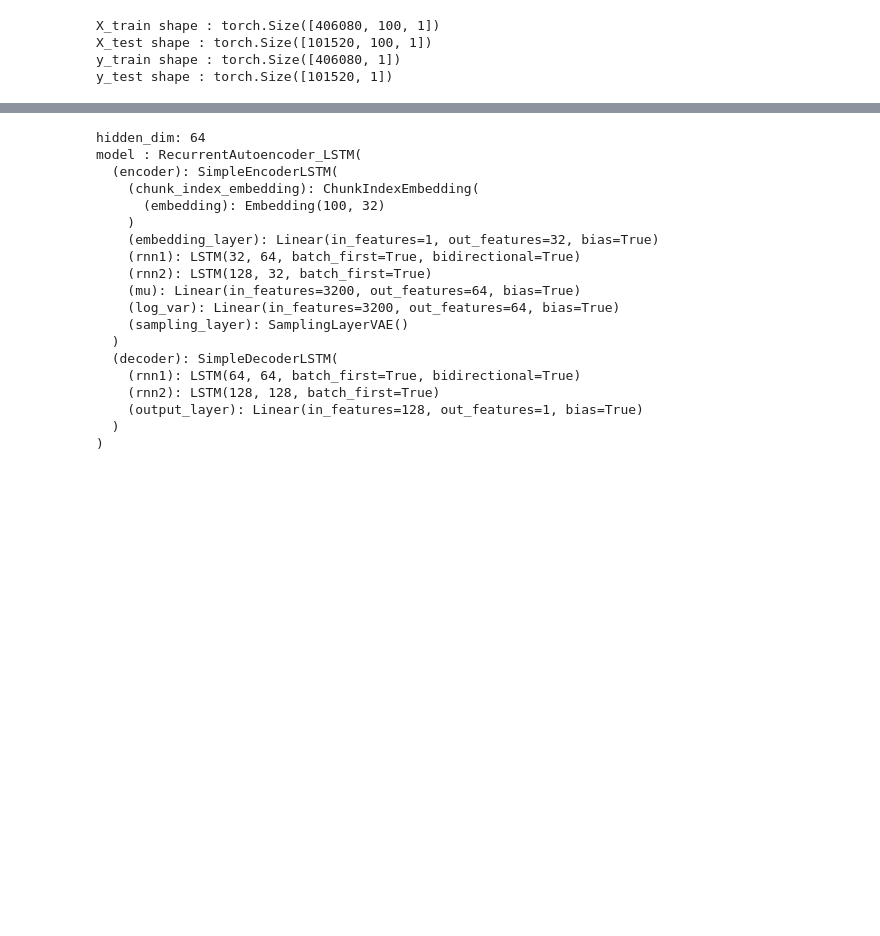
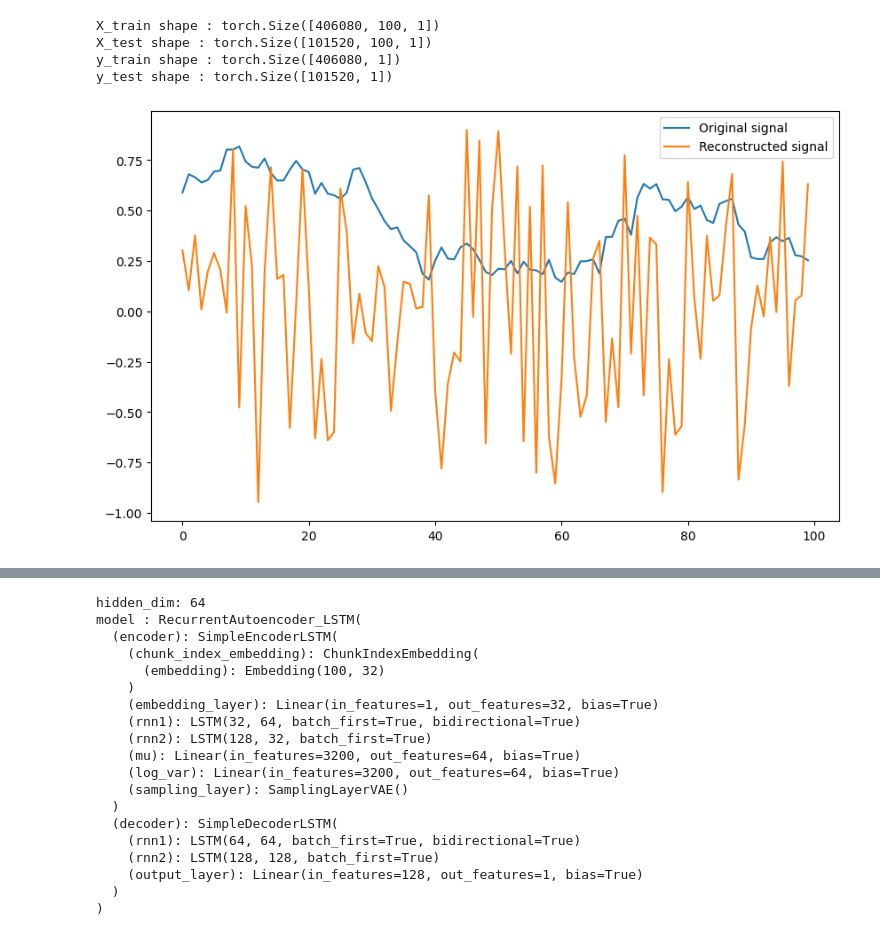
Before and after one commit to MaximeSzymanski/StocksClusteringVAE, a Jupyter notebook: VAE_stocks.ipynb, the cells around one changed output, grey strips where cells are left out. Drawn from its saved outputs; the diff is of its cells as text; code cells hidden in the pictures; blank space fills up the shorter version.

```diff
--- a/VAE_stocks.ipynb
+++ b/VAE_stocks.ipynb
@@ -315,6 +433,16 @@ X_train shape : torch.Size([406080, 100, 1])
 X_test shape : torch.Size([101520, 100, 1])
 y_train shape : torch.Size([406080, 1])
 y_test shape : torch.Size([101520, 1])
+# %%
+# plot the first stock in the train set
+plt.figure(figsize=(10, 6))
+plt.plot(X_train[0].cpu().detach().numpy(), label='Original signal')
+plt.plot(y_train[0:100].cpu().detach().numpy(), label='Reconstructed signal')
+
+plt.legend()
+plt.show()
+# %% [output]
+[figure, added]
 # %%
 # print a random sub series
 number_of_stocks = len(stock_symbols)
```
Also changed, not shown: parts of 12 cells of this notebook.
